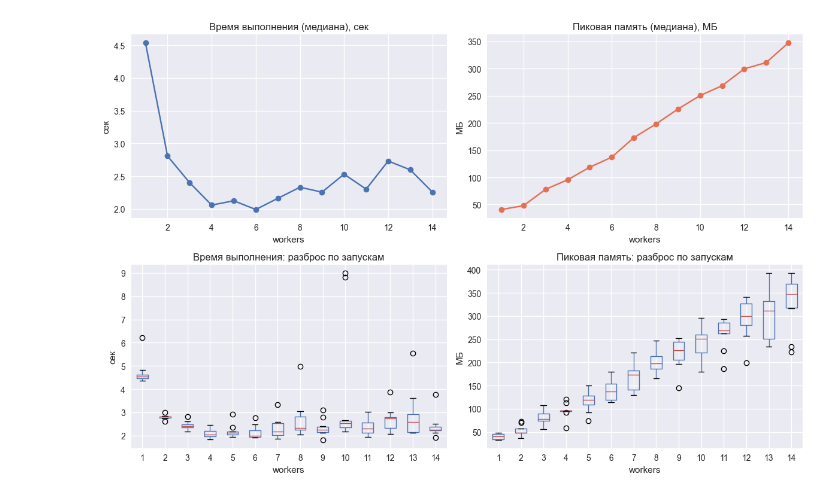
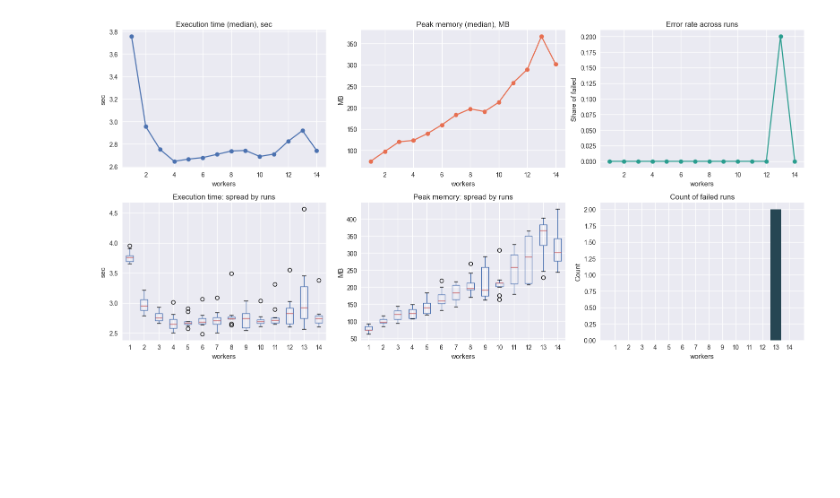
Before and after one commit to pechenovadasha/python_project, a Jupyter notebook: compare_res.ipynb, the cells around one changed output. Cells and saved outputs as stored; diff of their text form; code cells hidden in the pictures; blank space fills up the shorter version.

Commit message:
error bug fix

```diff
--- a/compare_res.ipynb
+++ b/compare_res.ipynb
@@ -90,36 +162,60 @@ display(agg)
 # %%
-fig, axes = plt.subplots(2, 2, figsize=(12, 8))
+fig, axes = plt.subplots(2, 3, figsize=(16, 8))
 
 if df.empty:
-    print('Нет данных: убедитесь, что профили лежат в profile/full_optim/w*/run*/profile.json')
+    print('No data: make sure profiles are in profile/full_optim/w*/run*/profile.json')
+    plt.close(fig)
 else:
+    error_series = run_errors['run_error_rate'] if not run_errors.empty else None
+    failed_counts = run_errors['failed_runs'] if not run_errors.empty else None
     if not agg.empty:
         agg['elapsed_sec_median'].plot(ax=axes[0, 0], marker='o')
-        axes[0, 0].set_title('Время выполнения (медиана), сек')
-        axes[0, 0].set_ylabel('сек')
+        axes[0, 0].set_title('Execution time (median), sec')
+        axes[0, 0].set_ylabel('sec')
         axes[0, 0].set_xlabel('workers')
         agg['max_footprint_mb_median'].plot(ax=axes[0, 1], marker='o', color='#e76f51')
-        axes[0, 1].set_title('Пиковая память (медиана), МБ')
-        axes[0, 1].set_ylabel('МБ')
+        axes[0, 1].set_title('Peak memory (median), MB')
+        axes[0, 1].set_ylabel('MB')
         axes[0, 1].set_xlabel('workers')
     else:
-        df['elapsed_sec'].plot(ax=axes[0, 0], marker='o')
-        axes[0, 0].set_title('Время выполнения, сек')
-        df['max_footprint_mb'].plot(ax=axes[0, 1], marker='o', color='#e76f51')
-        axes[0, 1].set_title('Пиковая память, МБ')
+        valid_df['elapsed_sec'].plot(ax=axes[0, 0], marker='o')
+        axes[0, 0].set_title('Execution time, sec')
+        valid_df['max_footprint_mb'].plot(ax=axes[0, 1], marker='o', color='#e76f51')
+        axes[0, 1].set_title('Peak memory, MB')
 
-    df.boxplot(column='elapsed_sec', by='workers', ax=axes[1, 0])
-    axes[1, 0].set_title('Время выполнения: разброс по запускам')
-    axes[1, 0].set_ylabel('сек')
+    if error_series is not None and not error_series.empty:
+        error_series.plot(ax=axes[0, 2], marker='o', color='#2a9d8f')
+        axes[0, 2].set_title('Error rate across runs')
+        axes[0, 2].set_ylabel('Share of failed')
+        axes[0, 2].set_xlabel('workers')
+    else:
+        axes[0, 2].set_title('Error rate (no data)')
+        axes[0, 2].text(0.5, 0.5, 'No error info', ha='center', va='center')
+        axes[0, 2].set_xticks([])
+        axes[0, 2].set_yticks([])
+
+    valid_df.boxplot(column='elapsed_sec', by='workers', ax=axes[1, 0])
+    axes[1, 0].set_title('Execution time: spread by runs')
+    axes[1, 0].set_ylabel('sec')
     axes[1, 0].set_xlabel('workers')
-    df.boxplot(column='max_footprint_mb', by='workers', ax=axes[1, 1])
-    axes[1, 1].set_title('Пиковая память: разброс по запускам')
-    axes[1, 1].set_ylabel('МБ')
+    valid_df.boxplot(column='max_footprint_mb', by='workers', ax=axes[1, 1])
+    axes[1, 1].set_title('Peak memory: spread by runs')
+    axes[1, 1].set_ylabel('MB')
     axes[1, 1].set_xlabel('workers')
 
-plt.suptitle('')
-plt.tight_layout()
-plt.show()
+    if failed_counts is not None and not failed_counts.empty:
+        axes[1, 2].bar(failed_counts.index.astype(str), failed_counts, color='#264653')
+        axes[1, 2].set_title('Count of failed runs')
+        axes[1, 2].set_ylabel('Count')
+        axes[1, 2].set_xlabel('workers')
+    else:
+        axes[1, 2].set_title('Failed runs: no data')
+        axes[1, 2].set_xticks([])
+        axes[1, 2].set_yticks([])
+
+    plt.suptitle('')
+    plt.tight_layout()
+    plt.show()
 # %% [output]
-[figure, old version]
+[figure, new version]
 # %%
```
Also changed, not shown: parts of 4 cells of this notebook, 7 other files.
